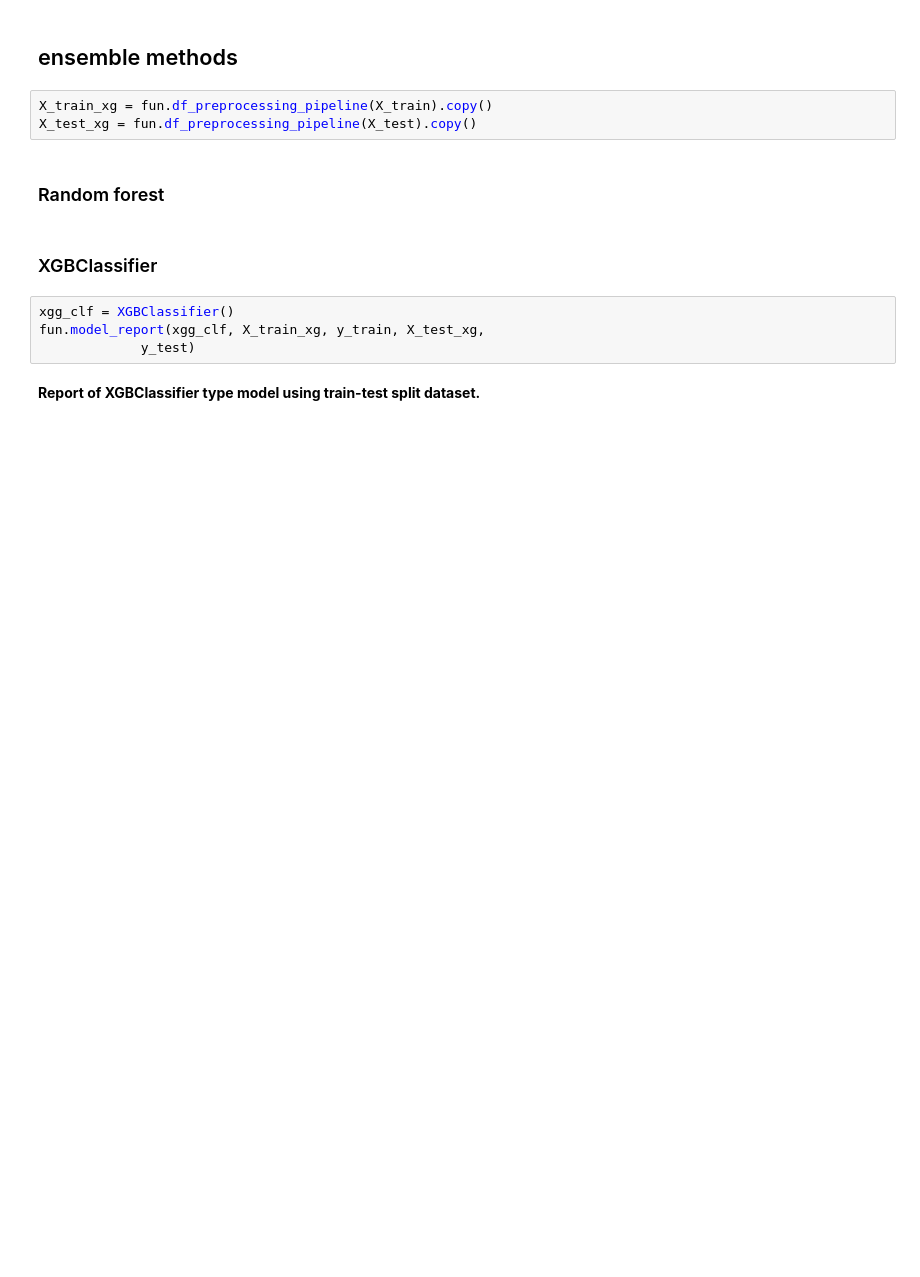
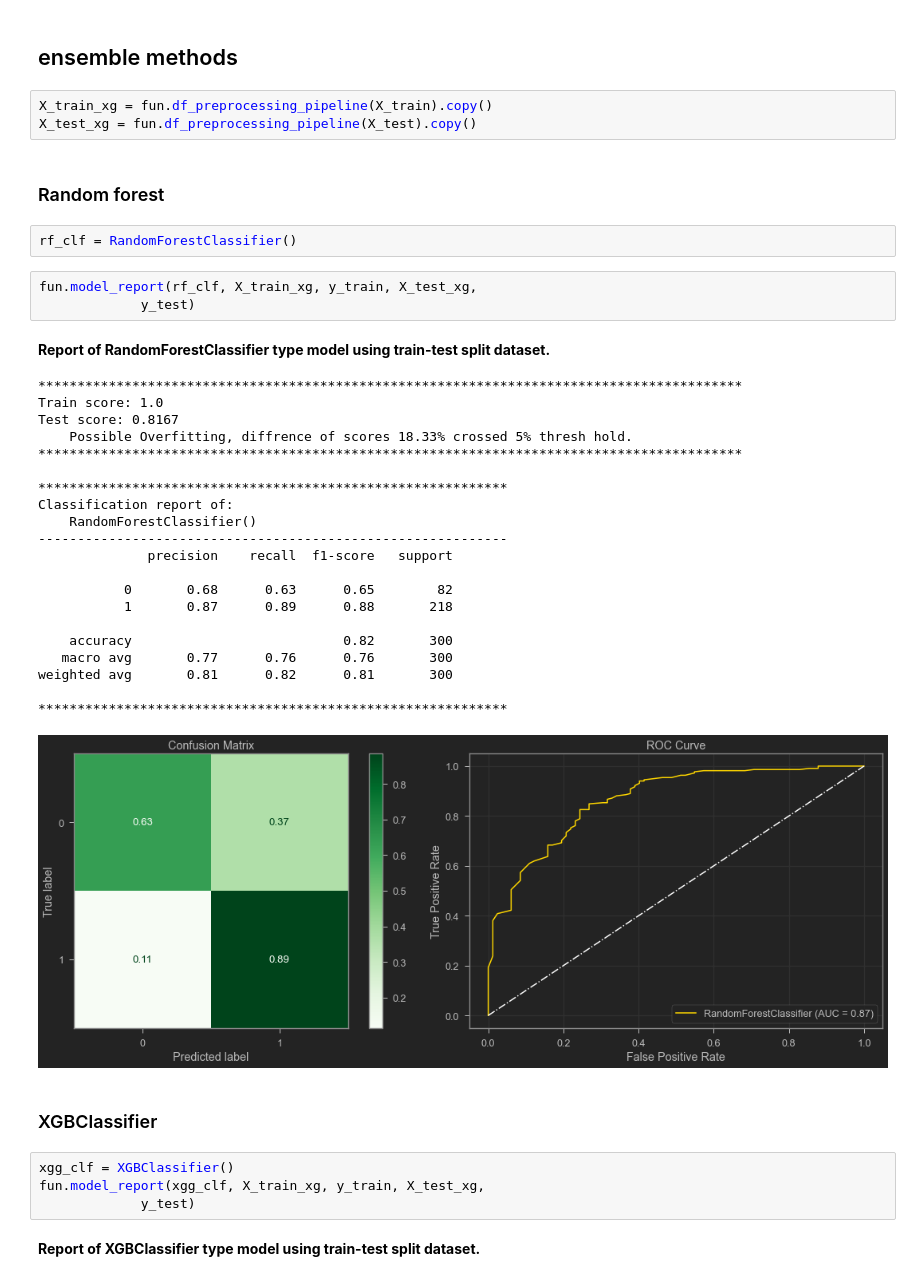
Before and after one commit to tamjid-ahsan/Garment-worker-efficiency, a Jupyter notebook: student.ipynb, the cells around one changed output. Cells and saved outputs as stored; diff of their text form; blank space fills up the shorter version.

```diff
--- a/student.ipynb
+++ b/student.ipynb
@@ -648,6 +649,34 @@ X_train_xg = fun.df_preprocessing_pipeline(X_train).copy()
 X_test_xg = fun.df_preprocessing_pipeline(X_test).copy()
 # %% [markdown]
 ### Random forest
+# %%
+rf_clf = RandomForestClassifier()
+# %%
+fun.model_report(rf_clf, X_train_xg, y_train, X_test_xg,
+             y_test)
+# %% [output]
+Report of RandomForestClassifier type model using train-test split dataset.
+******************************************************************************************
+Train score: 1.0
+Test score: 0.8167
+    Possible Overfitting, diffrence of scores 18.33% crossed 5% thresh hold.
+******************************************************************************************
+
+************************************************************
+Classification report of:
+    RandomForestClassifier()
+------------------------------------------------------------
+              precision    recall  f1-score   support
+
+           0       0.68      0.63      0.65        82
+           1       0.87      0.89      0.88       218
+
+    accuracy                           0.82       300
+   macro avg       0.77      0.76      0.76       300
+weighted avg       0.81      0.82      0.81       300
+
+************************************************************
+[figure, added]
 # %% [markdown]
 ### XGBClassifier
 # %%
```
Also changed, not shown: parts of 21 cells of this notebook, 7 other files.
